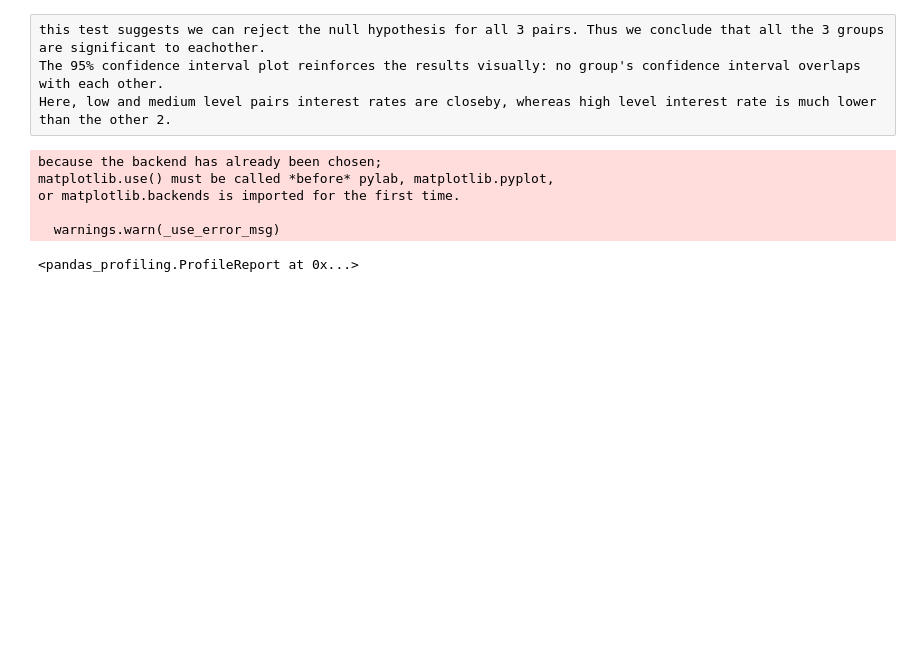
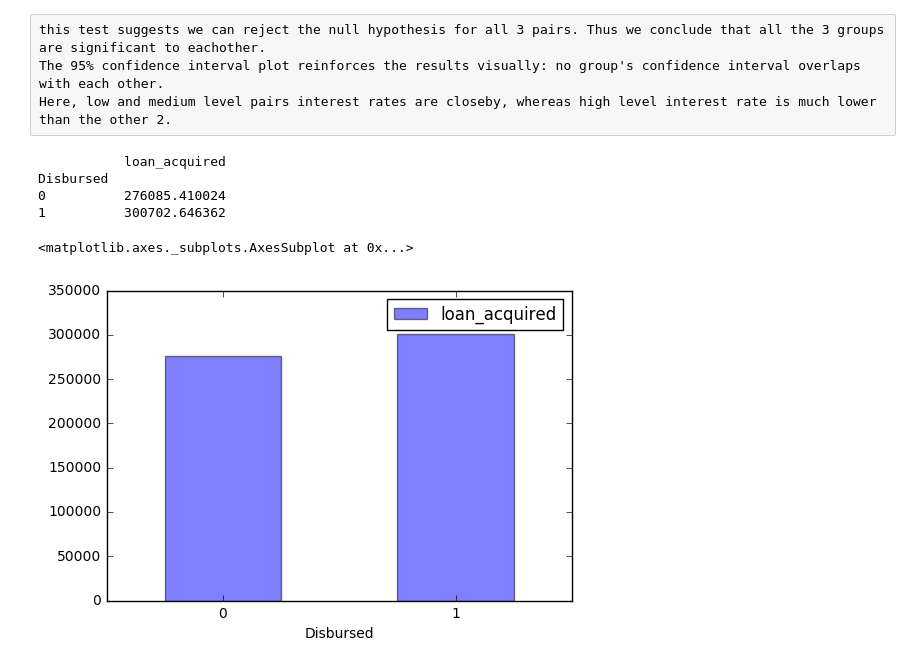
Before and after one commit to Dhrubajit-Das/MachineLearning-Projects, a Jupyter notebook: Loan-Disburse/2. Statistical Analysis.ipynb, the cells around one changed output. Drawn from its saved outputs; the diff is of its cells as text; code cells hidden in the pictures; blank space fills up the shorter version.

```diff
--- a/Loan-Disburse/2. Statistical Analysis.ipynb
+++ b/Loan-Disburse/2. Statistical Analysis.ipynb
@@ -379,14 +400,33 @@ group1 group2 meandiff lower   upper  reject
 this test suggests we can reject the null hypothesis for all 3 pairs. Thus we conclude that all the 3 groups are significant to eachother.
 The 95% confidence interval plot reinforces the results visually: no group's confidence interval overlaps with each other.
 Here, low and medium level pairs interest rates are closeby, whereas high level interest rate is much lower than the other 2.
-# %%
-import pandas_profiling
-
-pandas_profiling.ProfileReport(data)
-# %% [output]
-because the backend has already been chosen;
-matplotlib.use() must be called *before* pylab, matplotlib.pyplot,
-or matplotlib.backends is imported for the first time.
-
-  warnings.warn(_use_error_msg)
-<pandas_profiling.ProfileReport at 0x...>
+# %%
+'''
+This is little bit tricky. I want to create a new column 'Loan_Acquired' i.e the total amount of money the customer needs to pay
+off at the end of the tenure.
+
+Loan_acquired = principal_amount(1 + (interest_rate * tenure))
+
+10. Does loan getting disbursed on an average has higher amount for loan_acquired than not getting a loan?
+Null Hypothesis: both have the same means
+Alternate      : not same.
+'''
+
+data['loan_acquired'] = data.apply(lambda x: x['Loan_Amount_Submitted'] * (1 + (x['Loan_Tenure_Submitted'] * x['Interest_Rate'])), axis=1)
+# %%
+data3 = data.copy()
+data3 = data3[['Disbursed','loan_acquired']]
+data3.dropna(inplace=True)
+
+data3['loan_acquired'] = data3['loan_acquired'].apply(lambda x : x/100)
+
+acquired_means = data3[['Disbursed','loan_acquired']].groupby('Disbursed').mean()
+print(acquired_means)
+acquired_means.plot(kind='bar',color='blue', alpha=0.5, rot=0)
+# %% [output]
+           loan_acquired
+Disbursed
+0          276085.410024
+1          300702.646362
+<matplotlib.axes._subplots.AxesSubplot at 0x...>
+[figure, added]
```
Also changed, not shown: parts of 6 cells of this notebook.
